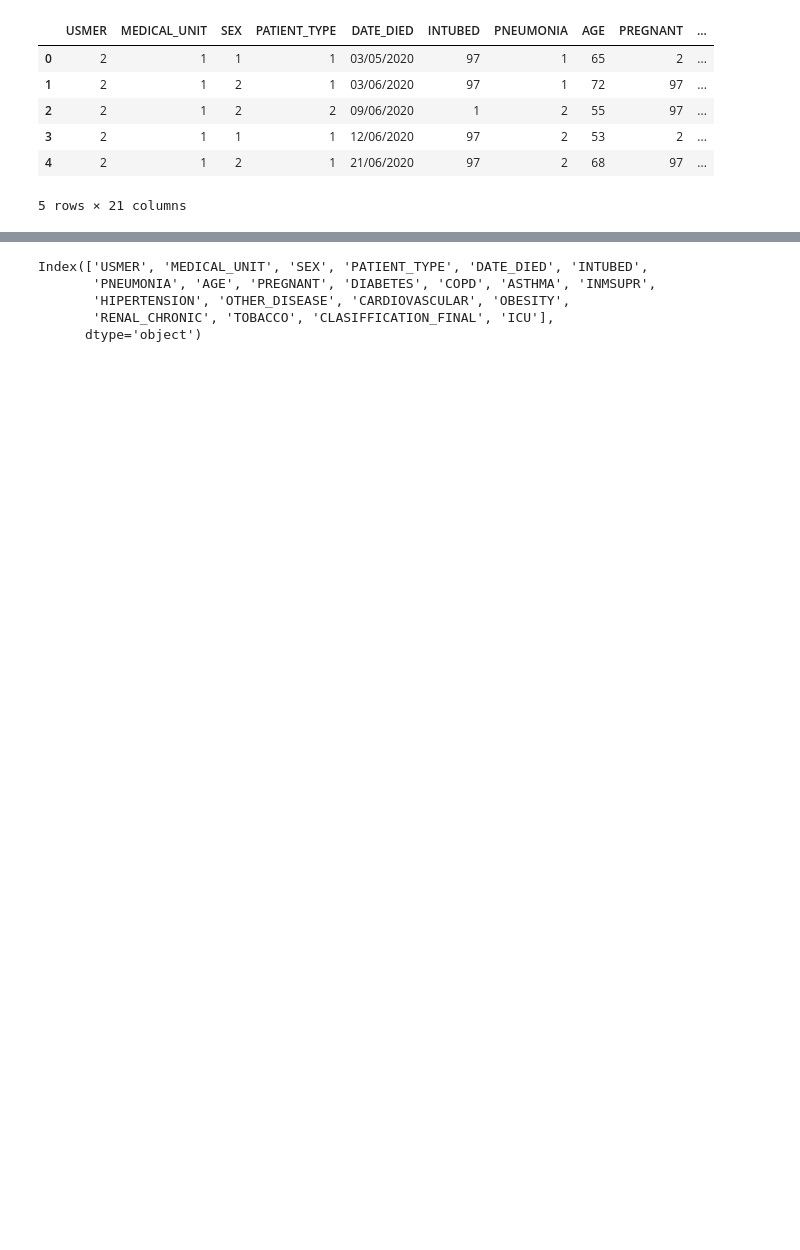
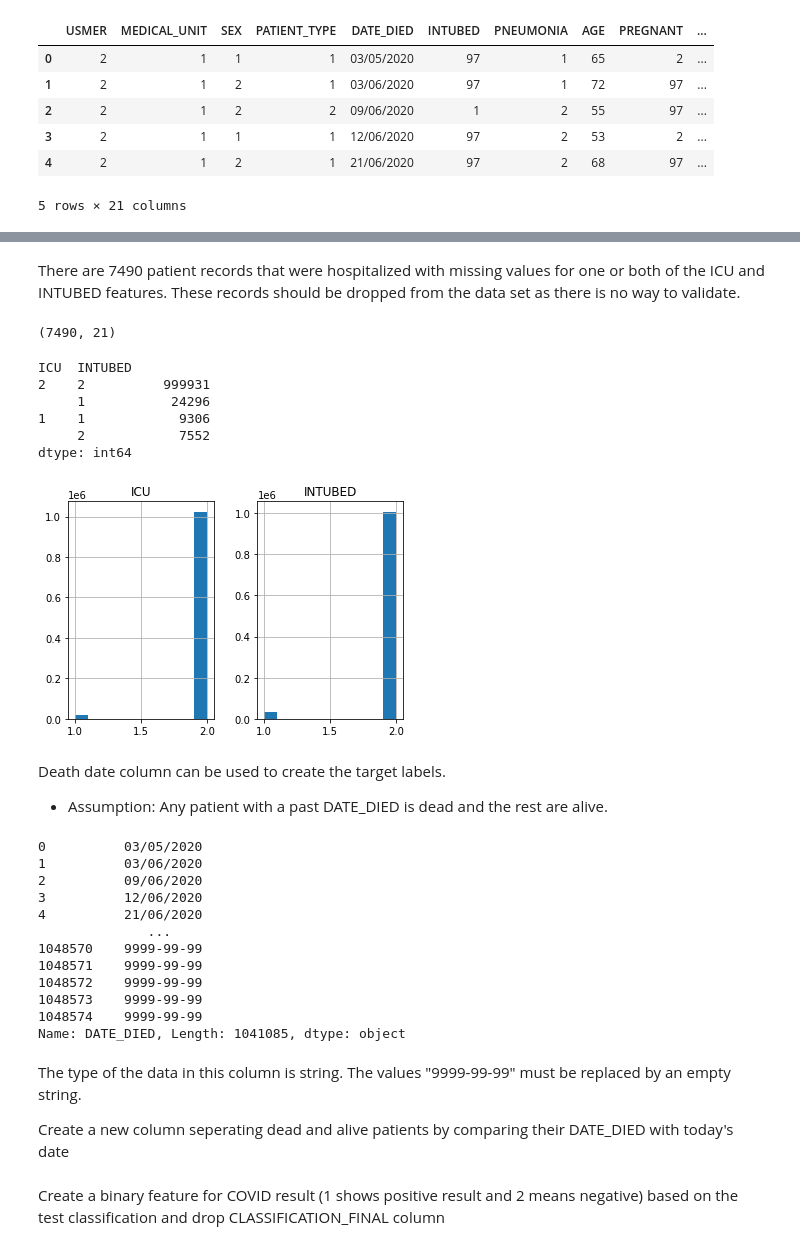
Before and after one commit to azadehansari/CapstoneProject2-COVID_Analysis, a Jupyter notebook: notebooks/Data_Wrandling.ipynb, the cells around one changed output, grey strips where cells are left out. Saved outputs shown, nothing was run; the diff lists cells and outputs as text; code cells hidden in the pictures; blank space fills up the shorter version.

Commit message:
Data Wrangling completed

```diff
--- a/notebooks/Data_Wrandling.ipynb
+++ b/notebooks/Data_Wrandling.ipynb
@@ -14,0 +85,3 @@ df.head()
+# %%
+df.loc[(df.PATIENT_TYPE==1) & (df.INTUBED==97),'INTUBED'] = 2
+df.loc[(df.PATIENT_TYPE==1) & (df.ICU==97),'ICU'] = 2
@@ -15,8 +101,45 @@ df.head()
+# %% [markdown]
+There are 7490 patient records that were hospitalized with missing values for one or both of the ICU and INTUBED features. These records should be dropped from the data set as there is no way to validate.
+# %%
+df[(df.ICU == 99) | (df.INTUBED == 99)].shape
+# %% [output]
+(7490, 21)
+# %%
+df.drop(df[(df.ICU == 99) | (df.INTUBED == 99)].index, inplace =True)
+# %%
+df[['ICU','INTUBED']].value_counts()
+# %% [output]
+ICU  INTUBED
+2    2          999931
+     1           24296
+1    1            9306
+     2            7552
+dtype: int64
+# %%
+df[['ICU','INTUBED']].hist()
+plt.show()
+# %% [output]
+[figure, added]
+# %% [markdown]
+Death date column can be used to create the target labels.
+
+* Assumption: Any patient with a past DATE_DIED is dead and the rest are alive.
 # %%
-df.columns
+df['DATE_DIED']
 # %% [output]
-Index(['USMER', 'MEDICAL_UNIT', 'SEX', 'PATIENT_TYPE', 'DATE_DIED', 'INTUBED',
-       'PNEUMONIA', 'AGE', 'PREGNANT', 'DIABETES', 'COPD', 'ASTHMA', 'INMSUPR',
-       'HIPERTENSION', 'OTHER_DISEASE', 'CARDIOVASCULAR', 'OBESITY',
-       'RENAL_CHRONIC', 'TOBACCO', 'CLASIFFICATION_FINAL', 'ICU'],
-      dtype='object')
+0          03/05/2020
+1          03/06/2020
+2          09/06/2020
+3          12/06/2020
+4          21/06/2020
+              ...
+1048570    9999-99-99
+1048571    9999-99-99
+1048572    9999-99-99
+1048573    9999-99-99
+1048574    9999-99-99
+Name: DATE_DIED, Length: 1041085, dtype: object
+# %% [markdown]
+The type of the data in this column is string. The values "9999-99-99" must be replaced by an empty string.
+
+Create a new column seperating dead and alive patients by comparing their DATE_DIED with today's date
@@ -22,0 +157,2 @@ Index(['USMER', 'MEDICAL_UNIT', 'SEX', 'PATIENT_TYPE', 'DATE_DIED', 'INTUBED',
+# %% [markdown]
+Create a binary feature for COVID result (1 shows positive result and 2 means negative) based on the test classification and drop CLASSIFICATION_FINAL column
```
Also changed, not shown: parts of 43 cells of this notebook, 2 other files.
